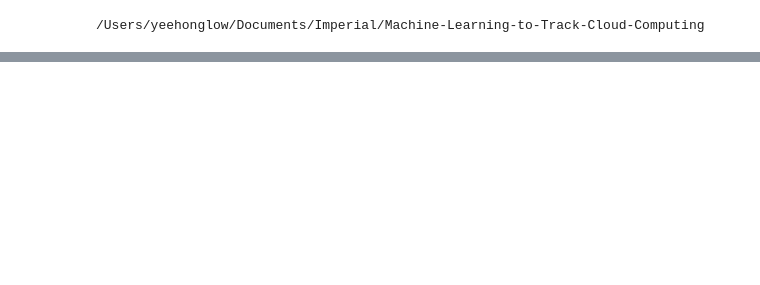
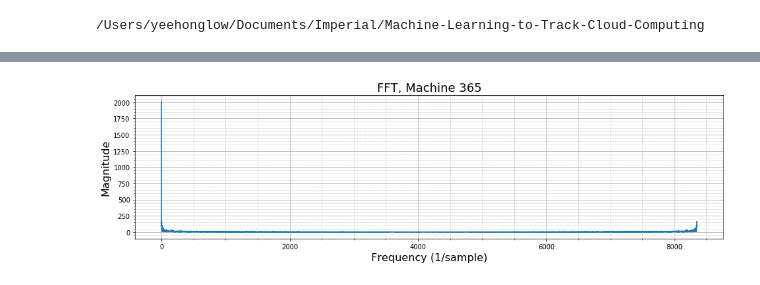
Before and after one commit to yhl116/Machine-Learning-to-Track-Cloud-Computing, a Jupyter notebook: analysis/Spectral Analysis.ipynb, the cells around one changed output, grey strips where cells are left out. Drawn from its saved outputs; the diff is of its cells as text; code cells hidden in the pictures; blank space fills up the shorter version.

```diff
--- a/analysis/Spectral Analysis.ipynb
+++ b/analysis/Spectral Analysis.ipynb
@@ -49,0 +66,5 @@ def plot_fft(index_list):
+# %%
+current_index = 1
+fft_2 = plot_fft(full_cpu[five_examples[current_index]], five_examples[current_index])
+# %% [output]
+[figure, added]
```
Also changed, not shown: parts of 12 cells of this notebook, 15 other files.
